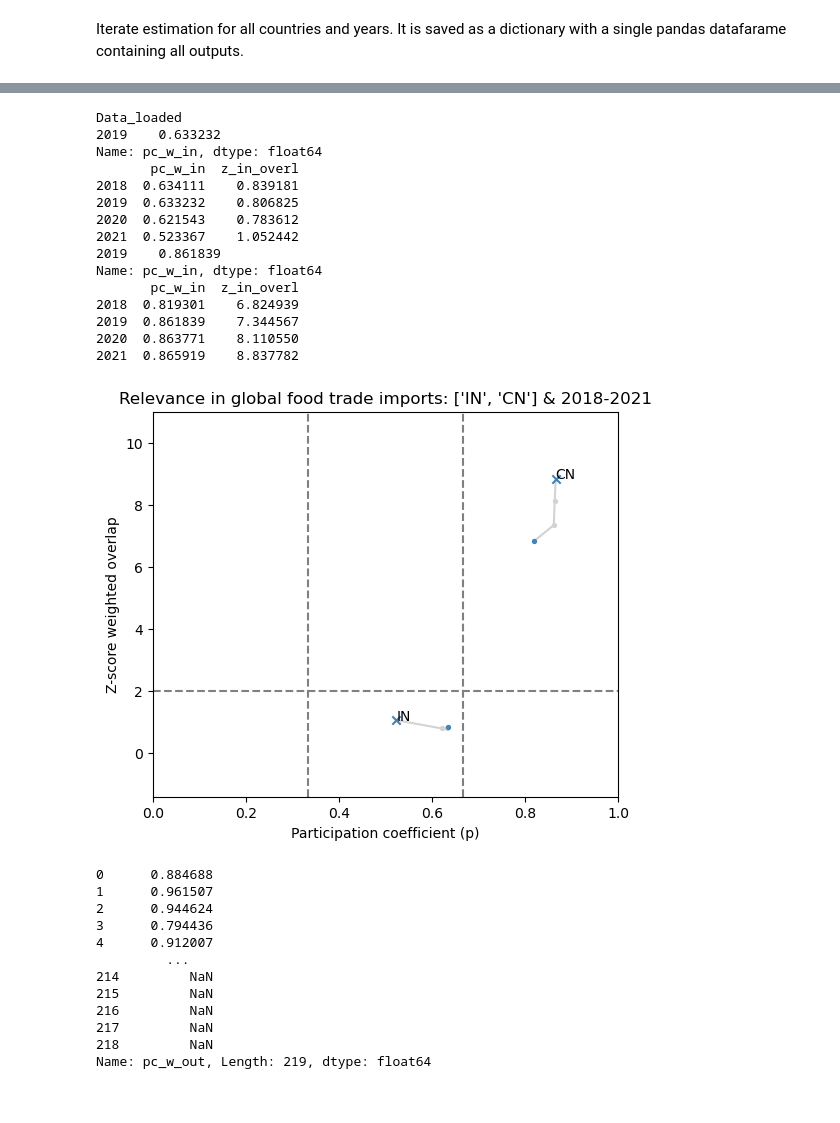
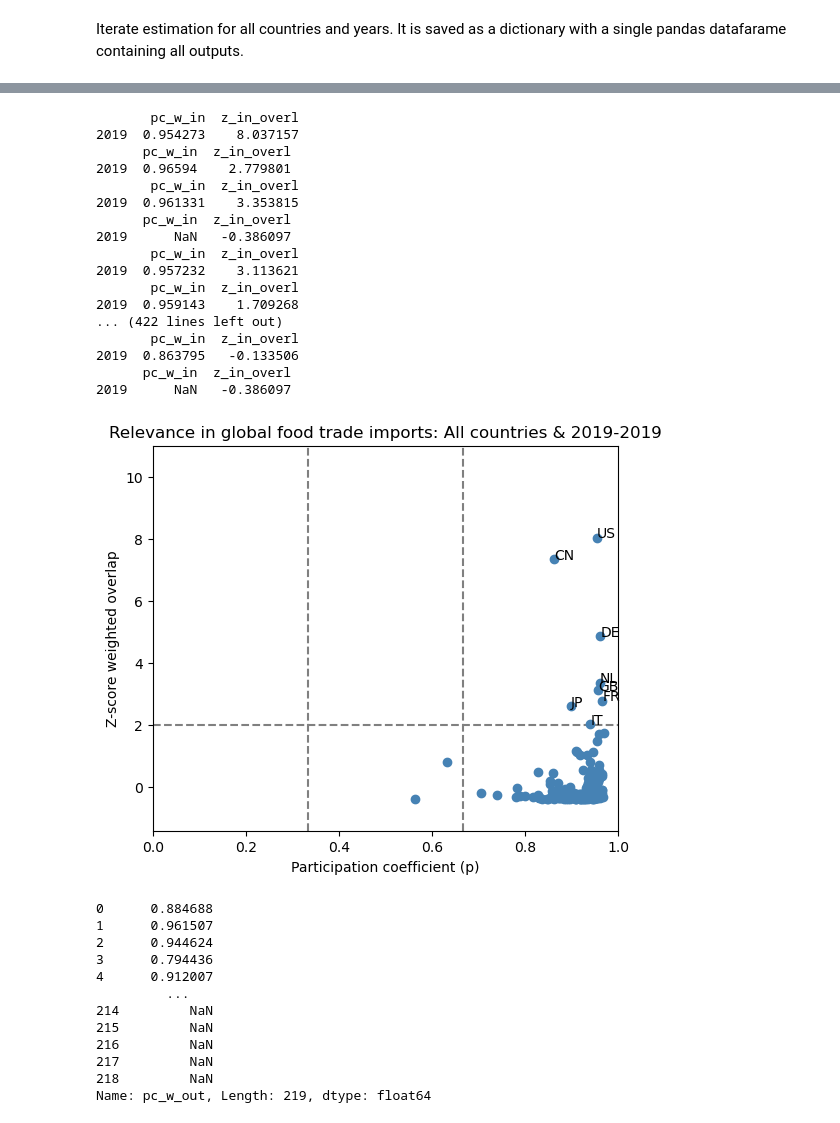
Before and after one commit to AFosch/Food_trade, a Jupyter notebook: Scripts/5.1_Multilayer_Year_map_working.ipynb, the cells around one changed output, grey strips where cells are left out. Drawn from its saved outputs; the diff is of its cells as text; code cells hidden in the pictures.

Commit message:
Revert "Before rerun everything to include item_code in data git status"
This reverts commit 8e599118c099987119de0430bf9b0c49d53604df.

```diff
--- a/Scripts/5.1_Multilayer_Year_map_working.ipynb
+++ b/Scripts/5.1_Multilayer_Year_map_working.ipynb
@@ -322,51 +322,53 @@ def Country_map_static (dict_results, parameters, country_list, year_list= 'All'
     fig_phase.savefig('../Plots/map_countries_'+dir_title+'_'+parameters['flag_unit']+'.pdf',format ='pdf',dpi=300)
     plt.show()
     #print(country)
     return coords_dict
 
 
 # Coords dict
 weight =True
 group_class = 'Food_group'#'Food_group'
 direction = 'in'
-unit_flag = 'dollars' # tonnes
+flag_unit = 'tonnes'#'dollars
 
 try:
     if direction == 'out':
         dict_results = dict_results_out
     else:
         dict_results = dict_results_in
 except:
     with open('../Data/'+direction+'_overlap_particip_'+unit_flag+'_'+group_class+'.pkl', 'rb') as f:
         print('Data_loaded')
         dict_results = pickle.load(f)
 
     list_years = dict_results.keys()
 
 
-parameters = {'group_class':group_class, 'direction': direction,'weight':weight,'flag_unit':unit_flag}
-coords_dict = Country_map_static(dict_results,parameters, country_list=['IN','CN'],year_list=[2018,2019,2020,2021],plt_flag = True, flag_annot='All')
+parameters = {'group_class':group_class, 'direction': direction,'weight':weight,'flag_unit':flag_unit}
+coords_dict = Country_map_static(dict_results,parameters, country_list='All',year_list=[2019],plt_flag = True, flag_annot='Multi_hubs')
 # list(range(1986,2019))
-coords =dict_results[2019]
+coords =dict_results_out[2019]
 
 # coords.loc[(coords['pc_w_'+direction]>=2/3) & (coords['z_'+direction+'_overl']>=2),:]
 # %% [output]
-Data_loaded
-2019    0.633232
-Name: pc_w_in, dtype: float64
        pc_w_in  z_in_overl
-2018  0.634111    0.839181
-2019  0.633232    0.806825
-2020  0.621543    0.783612
-2021  0.523367    1.052442
-2019    0.861839
-Name: pc_w_in, dtype: float64
+2019  0.954273    8.037157
+      pc_w_in  z_in_overl
+2019  0.96594    2.779801
        pc_w_in  z_in_overl
-2018  0.819301    6.824939
-2019  0.861839    7.344567
-2020  0.863771    8.110550
-2021  0.865919    8.837782
+2019  0.961331    3.353815
+      pc_w_in  z_in_overl
+2019      NaN   -0.386097
+       pc_w_in  z_in_overl
+2019  0.957232    3.113621
+       pc_w_in  z_in_overl
+2019  0.959143    1.709268
+... (422 lines left out)
+       pc_w_in  z_in_overl
+2019  0.863795   -0.133506
+      pc_w_in  z_in_overl
+2019      NaN   -0.386097
-[figure, old version]
+[figure, new version]
 # %%
 coords['pc_w_out']
 # %% [output]
```
Also changed, not shown: 4 other files.
